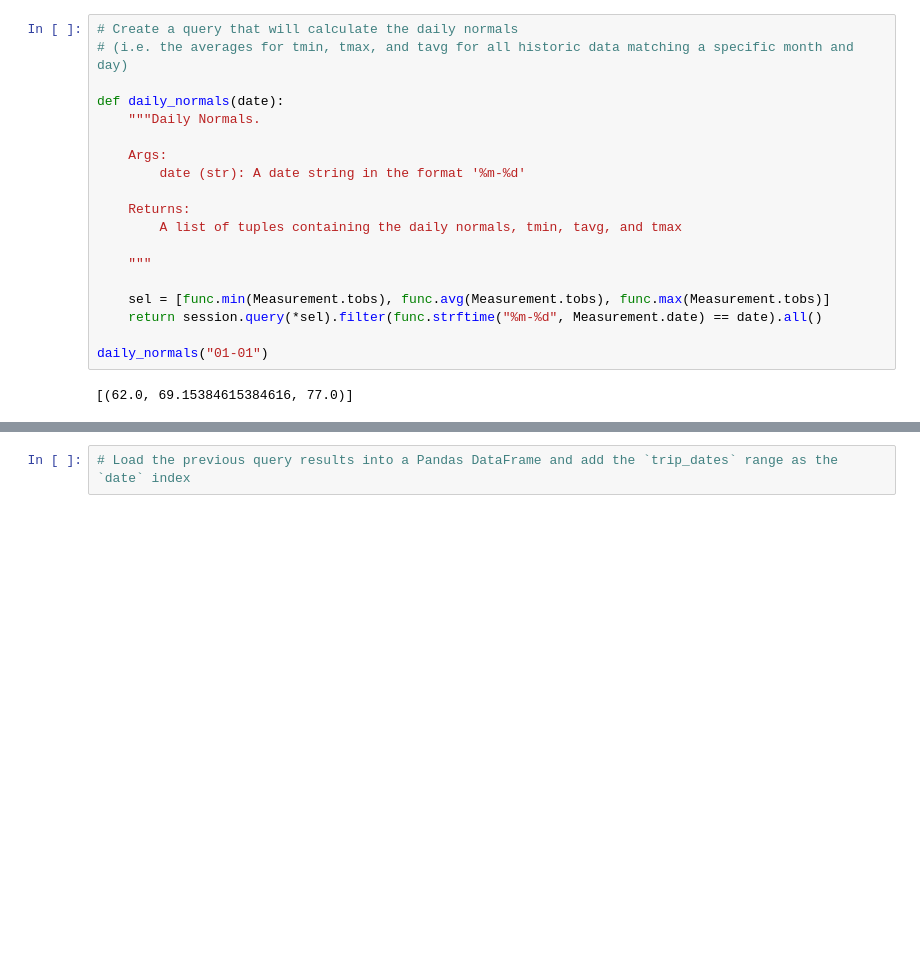
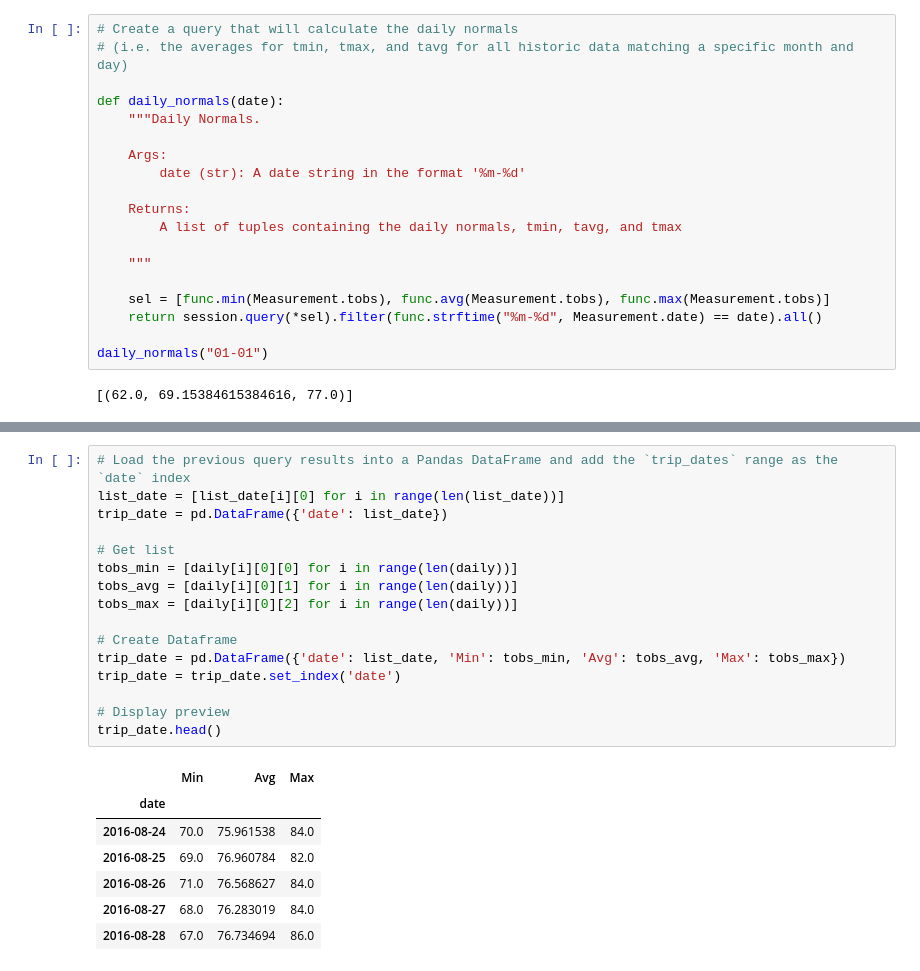
Before and after one commit to beckyydo/sqlalchemy-challenge, a Jupyter notebook: climate_starter.ipynb, the cells around one changed output, grey strips where cells are left out. Drawn from its saved outputs; the diff is of its cells as text; blank space fills up the shorter version.

```diff
--- a/climate_starter.ipynb
+++ b/climate_starter.ipynb
@@ -325,4 +316,26 @@ daily_normals("08-23")
-# %%
-# Load the previous query results into a Pandas DataFrame and add the `trip_dates` range as the `date` index
+# %%
+# Load the previous query results into a Pandas DataFrame and add the `trip_dates` range as the `date` index
+list_date = [list_date[i][0] for i in range(len(list_date))]
+trip_date = pd.DataFrame({'date': list_date})
+
+# Get list
+tobs_min = [daily[i][0][0] for i in range(len(daily))]
+tobs_avg = [daily[i][0][1] for i in range(len(daily))]
+tobs_max = [daily[i][0][2] for i in range(len(daily))]
+
+# Create Dataframe
+trip_date = pd.DataFrame({'date': list_date, 'Min': tobs_min, 'Avg': tobs_avg, 'Max': tobs_max})
+trip_date = trip_date.set_index('date')
+
+# Display preview
+trip_date.head()
+# %% [output]
+|  | Min | Avg | Max |
+| date |  |  |  |
+| 2016-08-24 | 70.0 | 75.961538 | 84.0 |
+| 2016-08-25 | 69.0 | 76.960784 | 82.0 |
+| 2016-08-26 | 71.0 | 76.568627 | 84.0 |
+| 2016-08-27 | 68.0 | 76.283019 | 84.0 |
+| 2016-08-28 | 67.0 | 76.734694 | 86.0 |
 # %%
 # Plot the daily normals as an area plot with `stacked=False`
```
Also changed, not shown: parts of 6 cells of this notebook.
